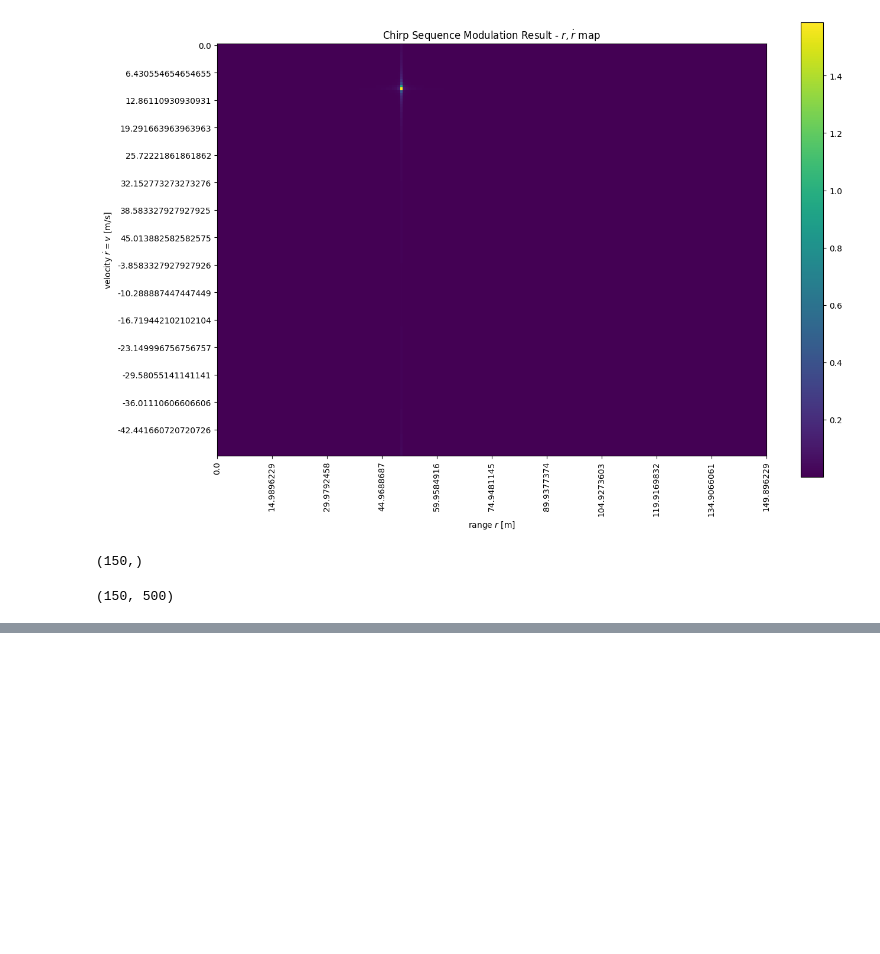
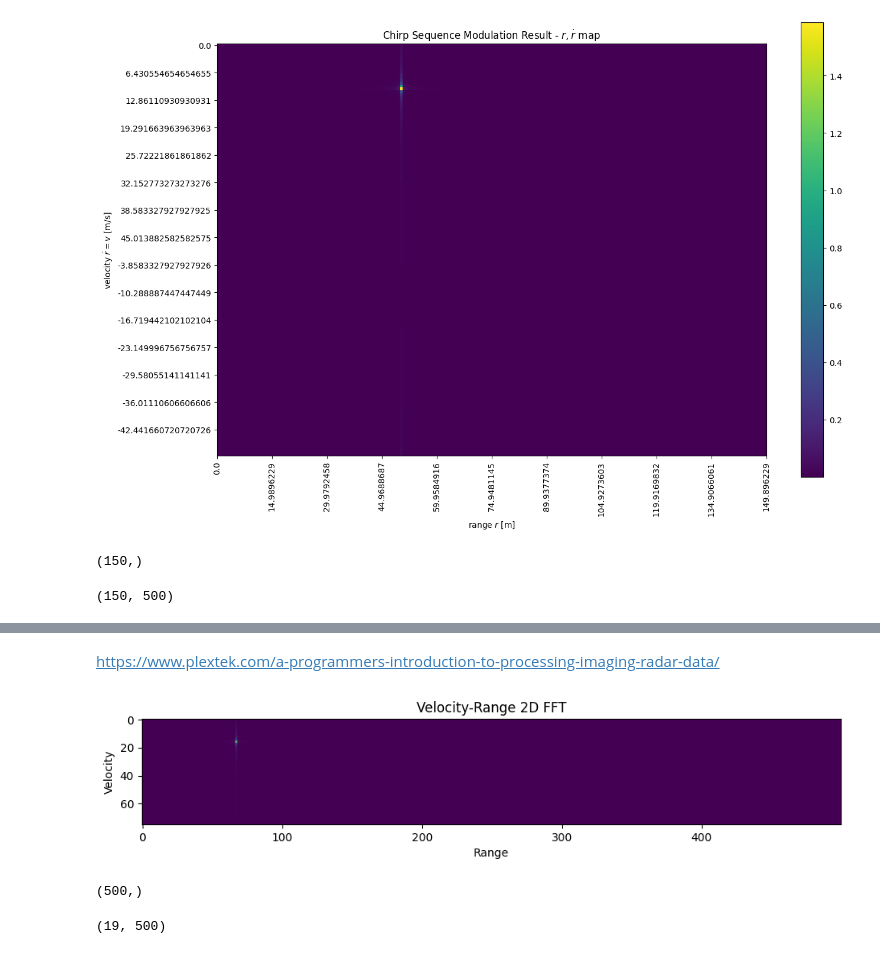
Before and after one commit to lkk688/AIsensing, a Jupyter notebook: sdrpysim/RADAR.ipynb, the cells around one changed output, grey strips where cells are left out. Cells and saved outputs as stored; diff of their text form; code cells hidden in the pictures; blank space fills up the shorter version.

```diff
--- a/sdrpysim/RADAR.ipynb
+++ b/sdrpysim/RADAR.ipynb
@@ -594,0 +671,17 @@ velocity_table.shape
+# %% [markdown]
+https://www.plextek.com/a-programmers-introduction-to-processing-imaging-radar-data/
+# %%
+#2D FFT and Velocity-Distance Relationship
+Z_fft2 = abs(np.fft.fft2(table)) #(150, 1000)
+Data_fft2 = Z_fft2[0:75,0:500] #get half
+#plt.subplot(4,2,8)
+plt.figure(figsize=(10,6))
+plt.imshow(Data_fft2)
+plt.xlabel("Range")
+plt.ylabel("Velocity")
+plt.title('Velocity-Range 2D FFT')
+
+plt.tight_layout(pad=3, w_pad=0.05, h_pad=0.05)
+plt.show()
+# %% [output]
+[figure, added]
@@ -594,0 +707,4 @@ velocity_table.shape
+# %%
+ra_map.shape
+# %% [output]
+(500,)
@@ -594,0 +716,4 @@ velocity_table.shape
+# %%
+ra_matrix.shape
+# %% [output]
+(19, 500)
```
Also changed, not shown: parts of 40 cells of this notebook, 1 other file.
